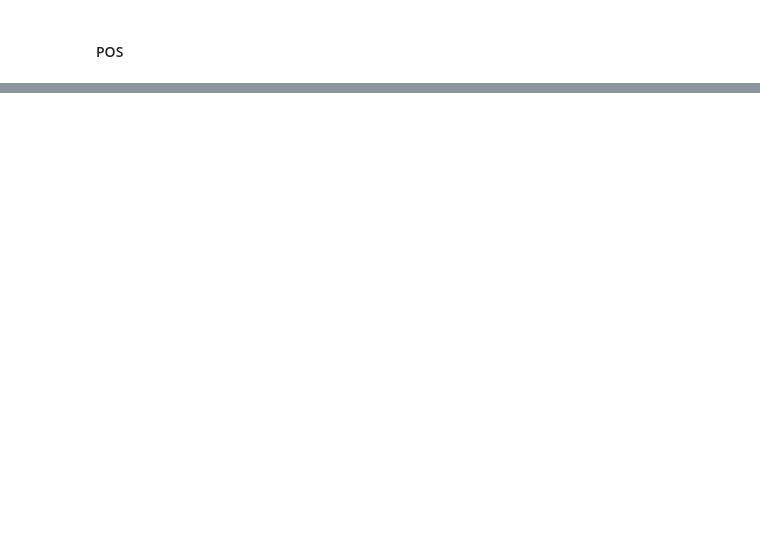
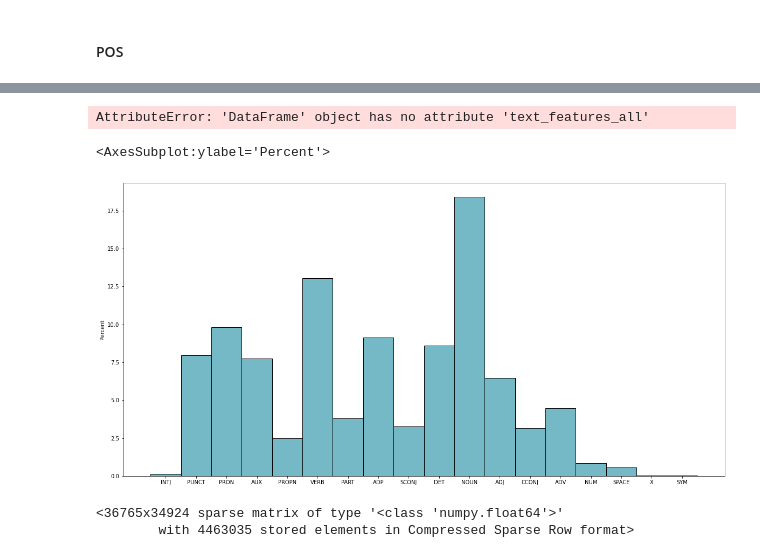
Before and after one commit to tripnv/fbp-kaggle, a Jupyter notebook: eda.ipynb, the cells around one changed output, grey strips where cells are left out. Cells and saved outputs as stored; diff of their text form; code cells hidden in the pictures; blank space fills up the shorter version.

```diff
--- a/eda.ipynb
+++ b/eda.ipynb
@@ -1013,0 +1011,38 @@ Skipping registering GPU devices...
+# %%
+def extract_features(text):
+    doc = nlp(text)
+    tokens_ = []
+    poss_ = []
+    tags_ = []
+    morphs_ = []
+
+    for token in doc:
+        tokens_.append(token.text)
+        poss_.append(token.pos_)
+        tags_.append(token.tag_)
+        morphs_.append(token.morph)
+
+    return (tokens_, poss_, tags_, morphs_)
+# %%
+train['discourse_features_all'] = train.discourse_text.map(extract_features)
+train['essay_features_all'] =  train.essay_text.map(extract_features)
+# %%
+t_features = train.text_features_all.apply(pd.Series)
+t_features.columns = ['discourse_tokens', 'discourse_pos', 'discourse_tag', 'discourse_morph']
+
+e_features = train.essay_features_all.apply(pd.Series)
+e_features.columns = ['essay_tokens', 'essay_pos', 'essay_tag', 'essay_morph']
+
+train = pd.concat([train, t_features, e_features], axis = 1)
+# %% [output]
+AttributeError: 'DataFrame' object has no attribute 'text_features_all'
+# %%
+train.drop('text_features_all', axis = 1, inplace = True)
+train.drop('essay_features_all', axis = 1, inplace = True)
+# %%
+fig = plt.figure(figsize= (20,10))
+pos_list = list(chain(*train.discourse_pos))
+sns.histplot(pos_list, stat = 'percent')
+# %% [output]
+<AxesSubplot:ylabel='Percent'>
+[figure, added]
@@ -1013,0 +1053,5 @@ Skipping registering GPU devices...
+# %%
+v.fit_transform(train.pos.map(' '.join))
+# %% [output]
+<36765x34924 sparse matrix of type '<class 'numpy.float64'>'
+        with 4463035 stored elements in Compressed Sparse Row format>
```
Also changed, not shown: parts of 22 cells of this notebook.
